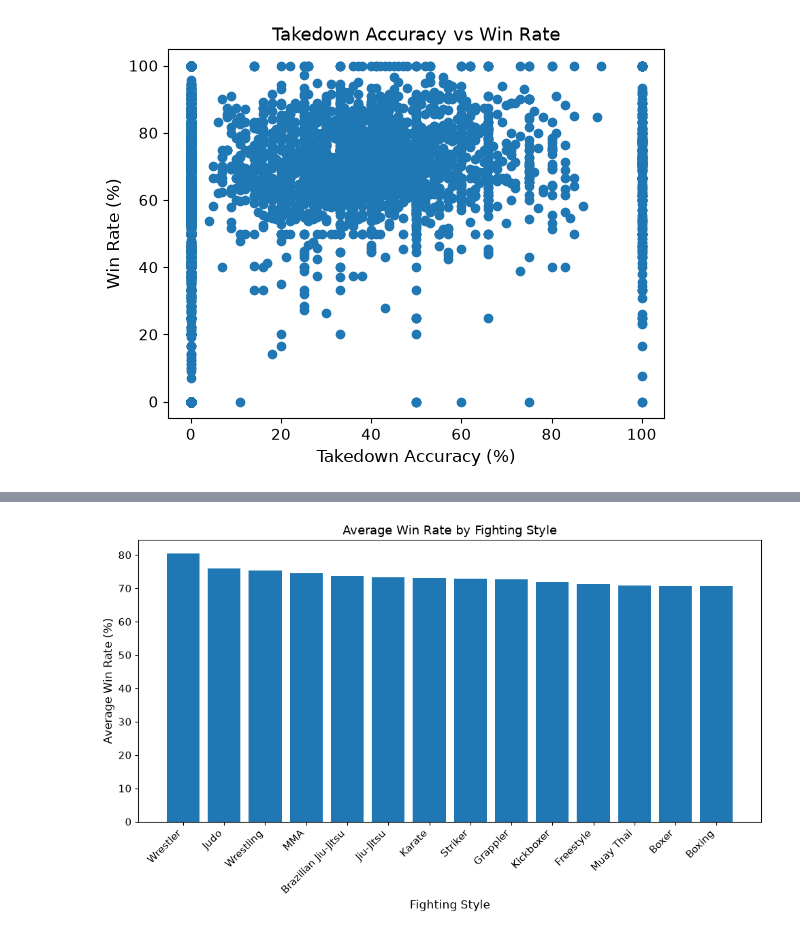
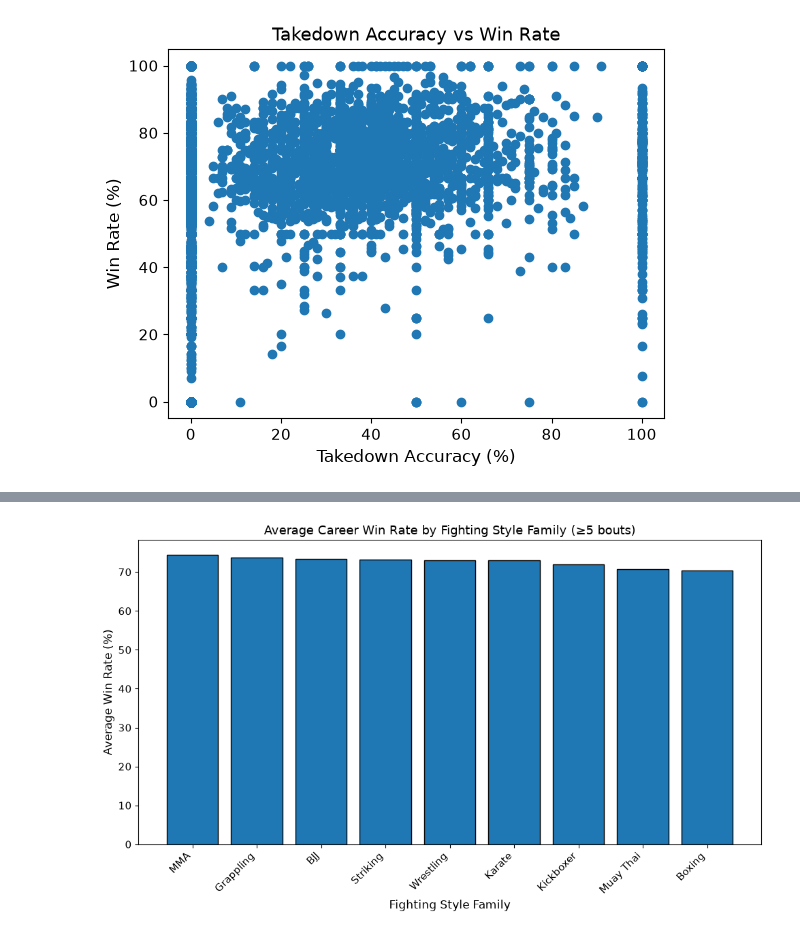
Before and after one commit to Tpate33/cs418-ufc-fight-analysis, a Jupyter notebook: eda.ipynb, the cells around one changed output, grey strips where cells are left out. Drawn from its saved outputs; the diff is of its cells as text; code cells hidden in the pictures.

```diff
--- a/eda.ipynb
+++ b/eda.ipynb
@@ -95,0 +153,20 @@ $ weight   <i64> 155, 155, 155, 265, 265, 265, 115, 185, 170, 235
+# %%
+joined_df = joined_df.with_columns(
+    (pl.col("wins") + pl.col("losses") + pl.col("draws")).alias("total_bouts")
+)
+joined_df = joined_df.filter(pl.col("total_bouts") >= 5)
+
+style_summary = (
+    joined_df
+    .filter(pl.col("style_family").is_not_null())
+    .group_by("style_family")
+    .agg([
+        pl.col("win_rate").mean().alias("avg_win_rate"),
+        pl.len().alias("fighter_count"),
+    ])
+    .filter(pl.col("fighter_count") >= 10)
+    .sort("avg_win_rate", descending=True)
+)
+
+print("\nFighting style family summary (≥5 bouts, ≥10 fighters per style):")
+print(style_summary)
@@ -254,14 +294,0 @@ shape: (20, 3)
-# %%
-style_summary = (
-    joined_df
-    .filter(pl.col("fighting_style").is_not_null())
-    .group_by("fighting_style")
-    .agg([
-        pl.col("win_rate").mean().alias("avg_win_rate"),
-        pl.len().alias("fighter_count")
-    ])
-    .filter(pl.col("fighter_count") >= 10)
-    .sort("avg_win_rate", descending=True)
-)
-
-style_summary
@@ -283,16 +308,11 @@ shape: (14, 3)
 # %%
 plt.figure(figsize=(10, 6))
-
-plt.bar(
-    style_summary["fighting_style"],
-    style_summary["avg_win_rate"]
-)
-
-plt.xlabel("Fighting Style")
+plt.bar(style_summary["style_family"], style_summary["avg_win_rate"], edgecolor="black")
+plt.xlabel("Fighting Style Family")
 plt.ylabel("Average Win Rate (%)")
-plt.title("Average Win Rate by Fighting Style")
+plt.title("Average Career Win Rate by Fighting Style Family (≥5 bouts)")
 plt.xticks(rotation=45, ha="right")
 plt.tight_layout()
 plt.show()
 # %% [output]
-[figure, old version]
+[figure, new version]
```
Also changed, not shown: parts of 11 cells of this notebook, 3 other files.
